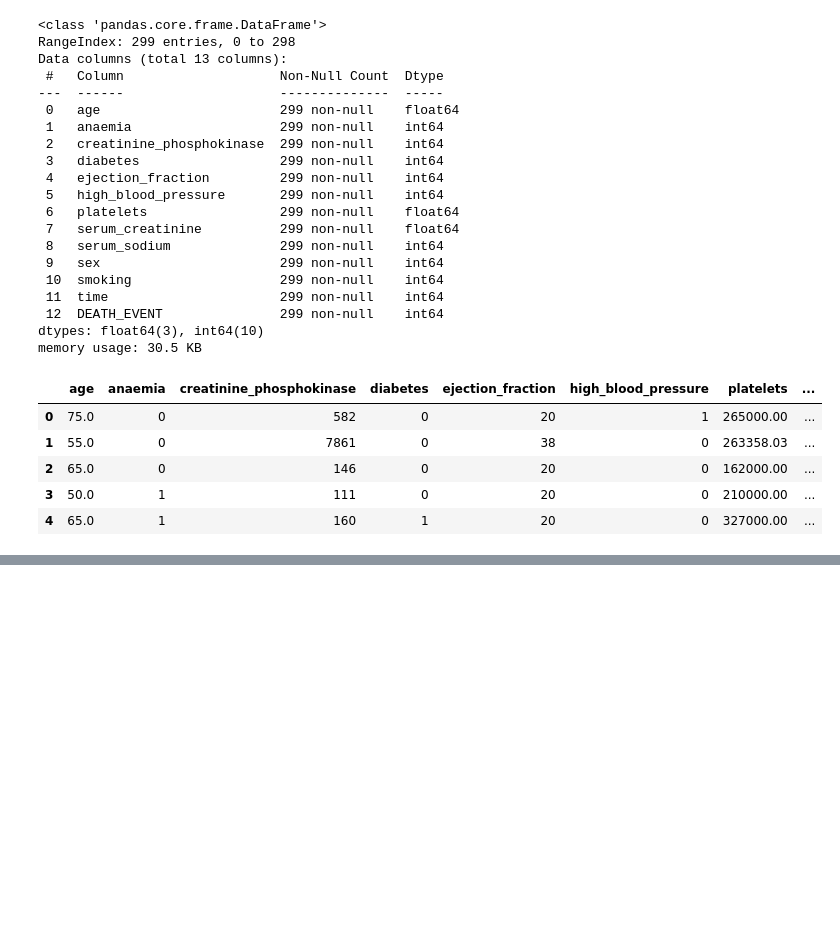
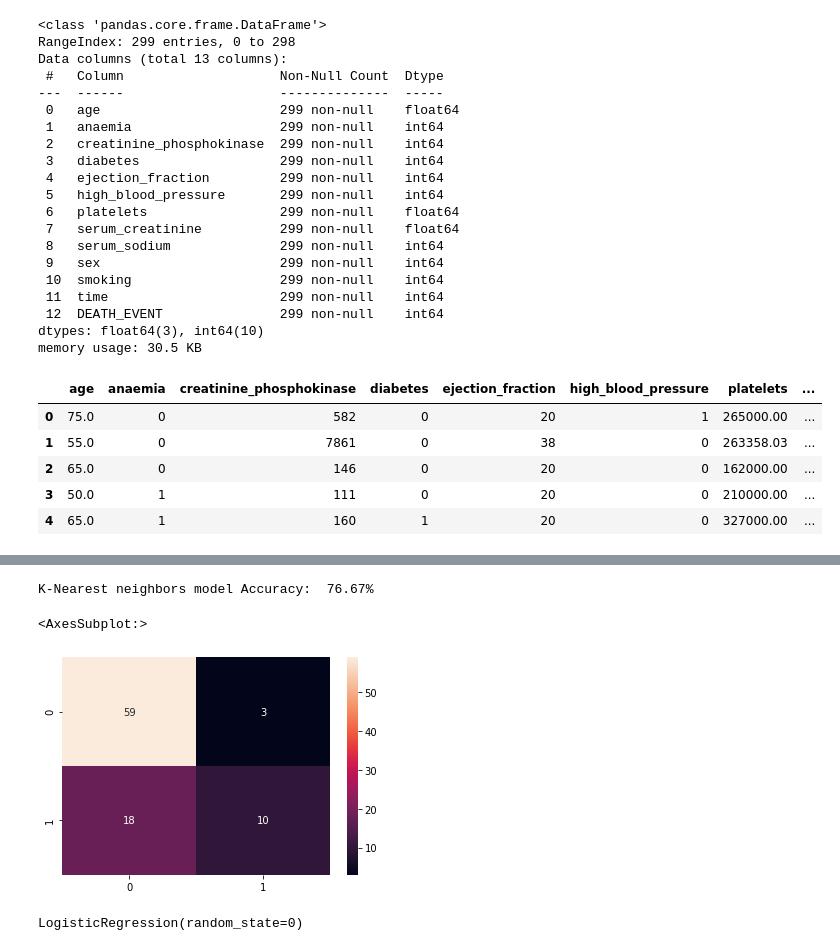
Before and after one commit to suyashrastogi7/Cureya_Week3Task, a Jupyter notebook: Week3_heartfailure.ipynb, the cells around one changed output, grey strips where cells are left out. Saved outputs shown, nothing was run; the diff lists cells and outputs as text; code cells hidden in the pictures; blank space fills up the shorter version.

```diff
--- a/Week3_heartfailure.ipynb
+++ b/Week3_heartfailure.ipynb
@@ -42,0 +79,10 @@ y = dataset.iloc[: , -1].values
+# %%
+y_pred = classifier.predict(X_test)
+cm = confusion_matrix(y_test, y_pred)
+score2 = accuracy_score(y_test,y_pred)
+print('K-Nearest neighbors model Accuracy: ','{:.2f}%'.format(100*score2))
+sns.heatmap(cm, annot=True)
+# %% [output]
+K-Nearest neighbors model Accuracy:  76.67%
+<AxesSubplot:>
+[figure, added]
@@ -42,0 +91,5 @@ y = dataset.iloc[: , -1].values
+# %%
+classifier = LogisticRegression(random_state = 0)
+classifier.fit(X_train, y_train)
+# %% [output]
+LogisticRegression(random_state=0)
```
Also changed, not shown: parts of 22 cells of this notebook.
